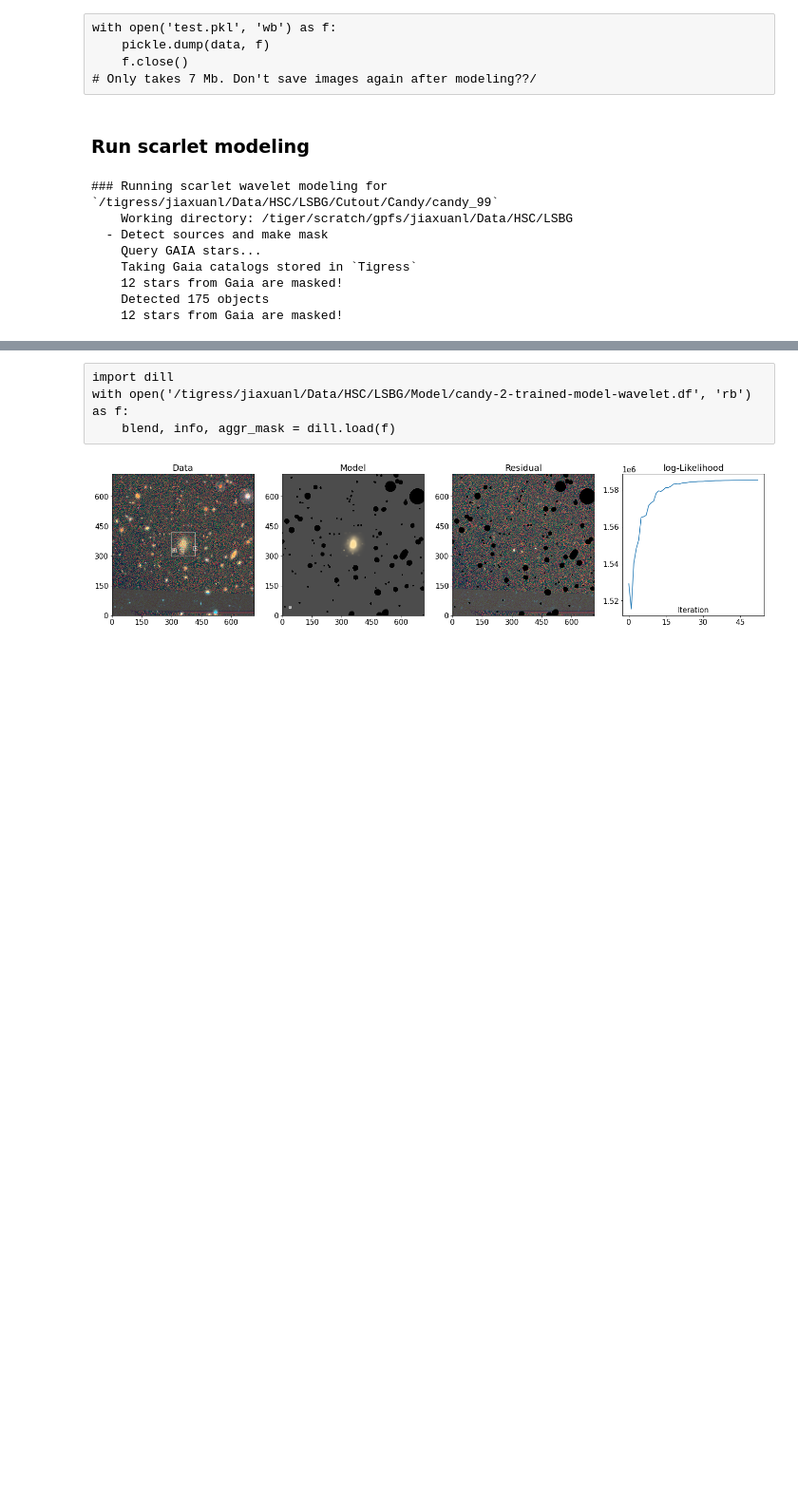
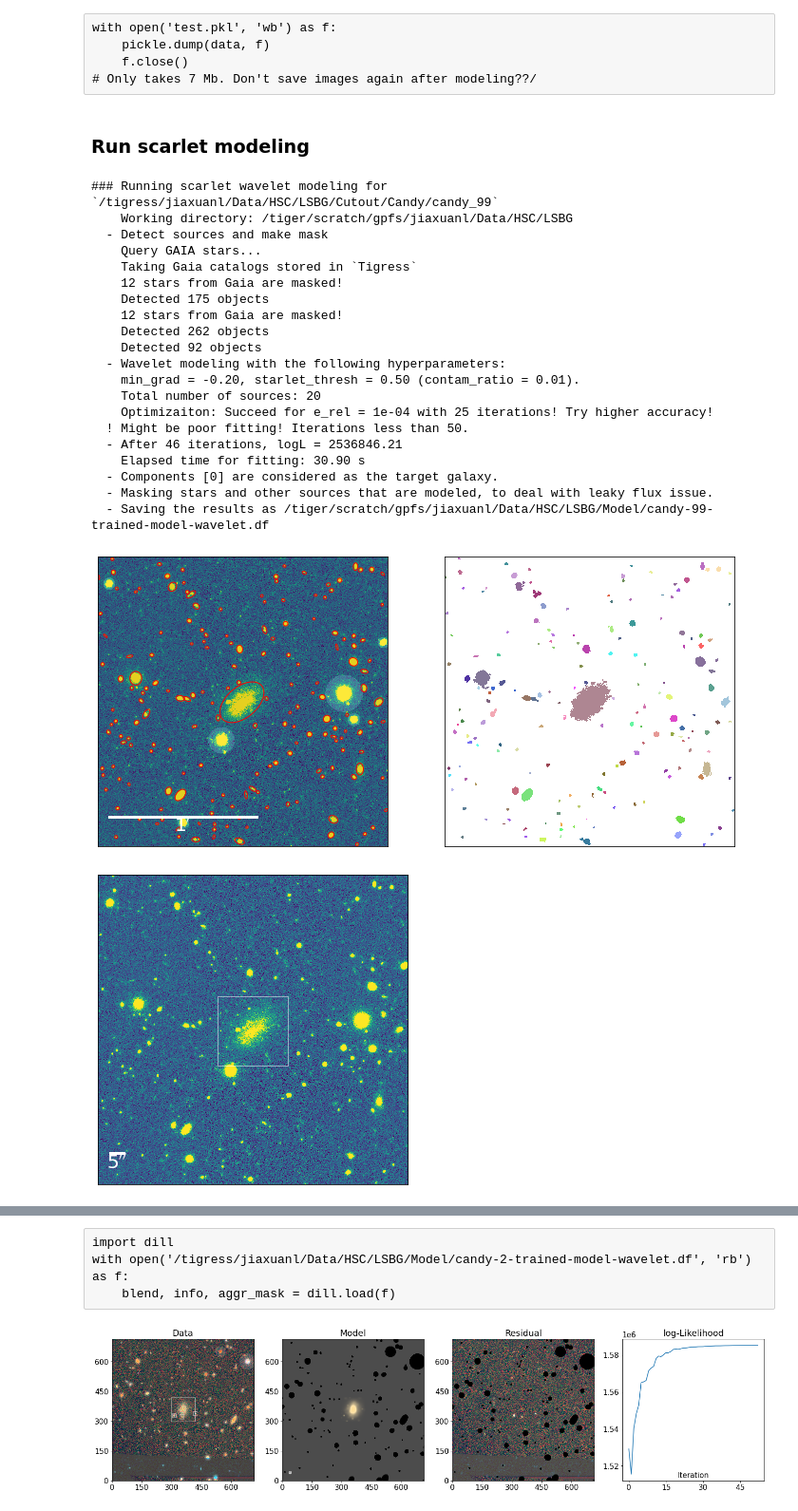
Before and after one commit to AstroJacobLi/kuaizi, a Jupyter notebook: diezi/scarlet_modeling/scarlet_wvlt_pipeline.ipynb, the cells around one changed output, grey strips where cells are left out. Shown at 95% size. Cells and saved outputs as stored; diff of their text form; code cells hidden in the pictures; blank space fills up the shorter version.

```diff
--- a/diezi/scarlet_modeling/scarlet_wvlt_pipeline.ipynb
+++ b/diezi/scarlet_modeling/scarlet_wvlt_pipeline.ipynb
@@ -82,29 +82,43 @@ import os
 fail_logger = kz.utils.set_logger(logger_name='candy_test_fail', file_name='candy_fail', level='ERROR')
 global_logger = kz.utils.set_logger(logger_name='candy_test', file_name='candy_log', level='INFO')
 # %%
-index = 99
+index = 84
 blend = fitting_wavelet_obs_tigress(
     {'project': 'HSC', 'name': 'LSBG', 'data_dir': '/tiger/scratch/gpfs/jiaxuanl/Data'},
     lsbg_cat[index],
     name='Seq',
     channels='griz',
     starlet_thresh=0.5,
     prefix='candy',
     show_figure=True,
     global_logger=None, # global_logger,
     fail_logger=None, # fail_logger
 )
 
 # if blend: # if succeeded
 #     lsbg_cat[index]['scarlet_flag_0.5'] = 1
 # else:
 #     lsbg_cat[index]['scarlet_flag_0.5'] = -1
 # %% [output]
 ### Running scarlet wavelet modeling for `/tigress/jiaxuanl/Data/HSC/LSBG/Cutout/Candy/candy_99`
     Working directory: /tiger/scratch/gpfs/jiaxuanl/Data/HSC/LSBG
   - Detect sources and make mask
     Query GAIA stars...
     Taking Gaia catalogs stored in `Tigress`
     12 stars from Gaia are masked!
     Detected 175 objects
     12 stars from Gaia are masked!
+    Detected 262 objects
+    Detected 92 objects
+  - Wavelet modeling with the following hyperparameters:
+    min_grad = -0.20, starlet_thresh = 0.50 (contam_ratio = 0.01).
+    Total number of sources: 20
+    Optimizaiton: Succeed for e_rel = 1e-04 with 25 iterations! Try higher accuracy!
+  ! Might be poor fitting! Iterations less than 50.
+  - After 46 iterations, logL = 2536846.21
+    Elapsed time for fitting: 30.90 s
+  - Components [0] are considered as the target galaxy.
+  - Masking stars and other sources that are modeled, to deal with leaky flux issue.
+  - Saving the results as /tiger/scratch/gpfs/jiaxuanl/Data/HSC/LSBG/Model/candy-99-trained-model-wavelet.df
+[figure, added]
+[figure, added]
```
Also changed, not shown: parts of 1 cell of this notebook.
